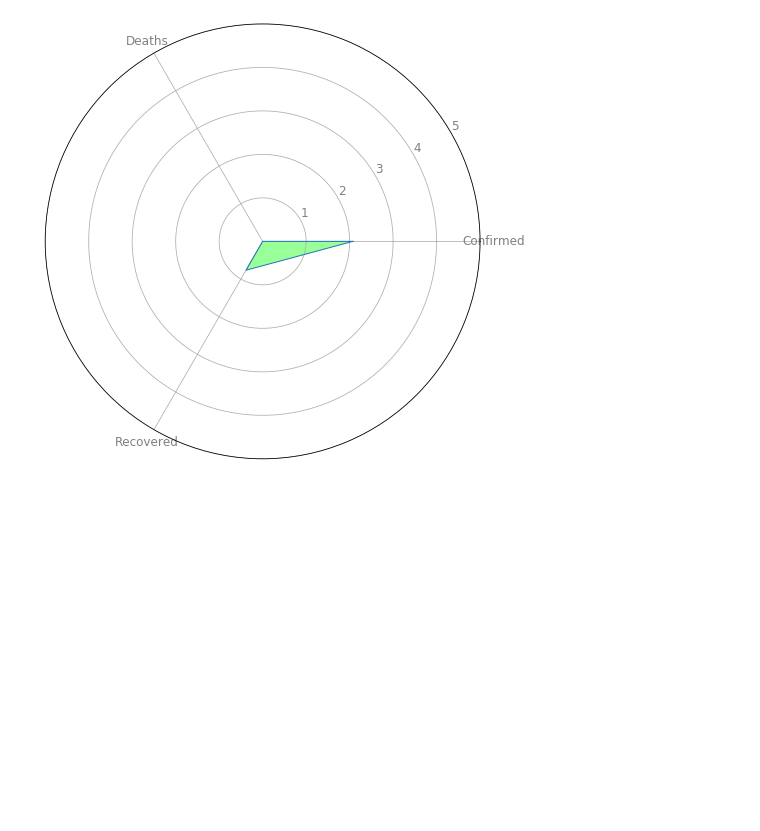
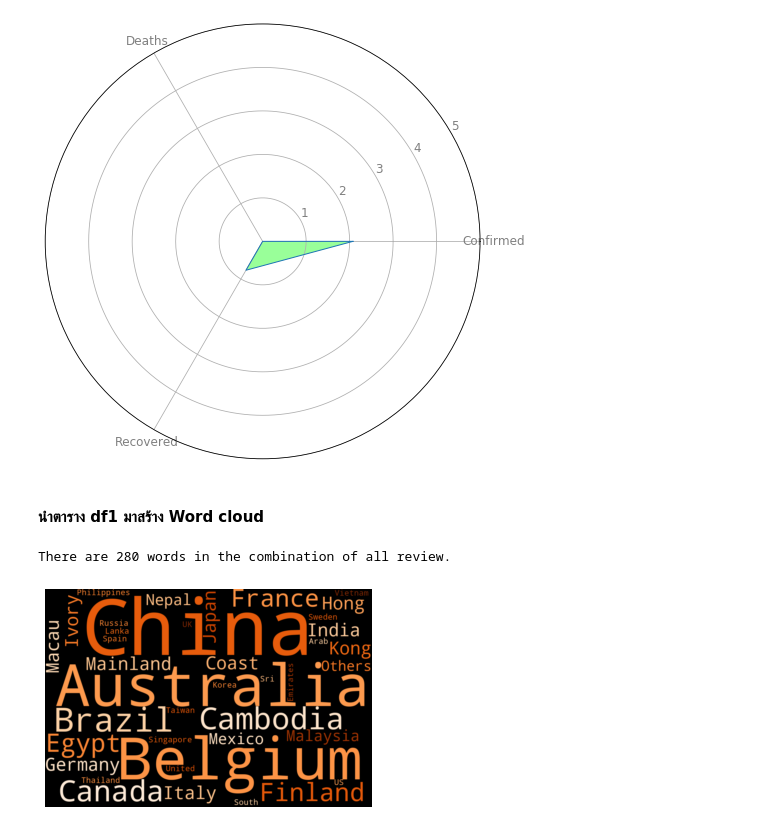
Before and after one commit to kanjanaaa/python_dataviz, a Jupyter notebook: Final63.ipynb, the cells around one changed output. Drawn from its saved outputs; the diff is of its cells as text; code cells hidden in the pictures; blank space fills up the shorter version.

```diff
--- a/Final63.ipynb
+++ b/Final63.ipynb
@@ -200,0 +217,15 @@ ax.fill(angles, values, 'lime', alpha=0.4)
+# %% [markdown]
+#### นำตาราง df1 มาสร้าง Word cloud
+# %%
+text = " ".join(review for review in df1.Country)
+print ("There are {} words in the combination of all review.".format(len(text)))
+
+wordcloud = WordCloud(width=1280, height=853, margin=0,
+                      colormap='Oranges_r', background_color="black").generate(text)
+
+plt.imshow(wordcloud, interpolation='bilinear')
+plt.axis('off')
+plt.margins(x=0, y=0)
+# %% [output]
+There are 280 words in the combination of all review.
+[figure, added]
```
Also changed, not shown: parts of 4 cells of this notebook.
